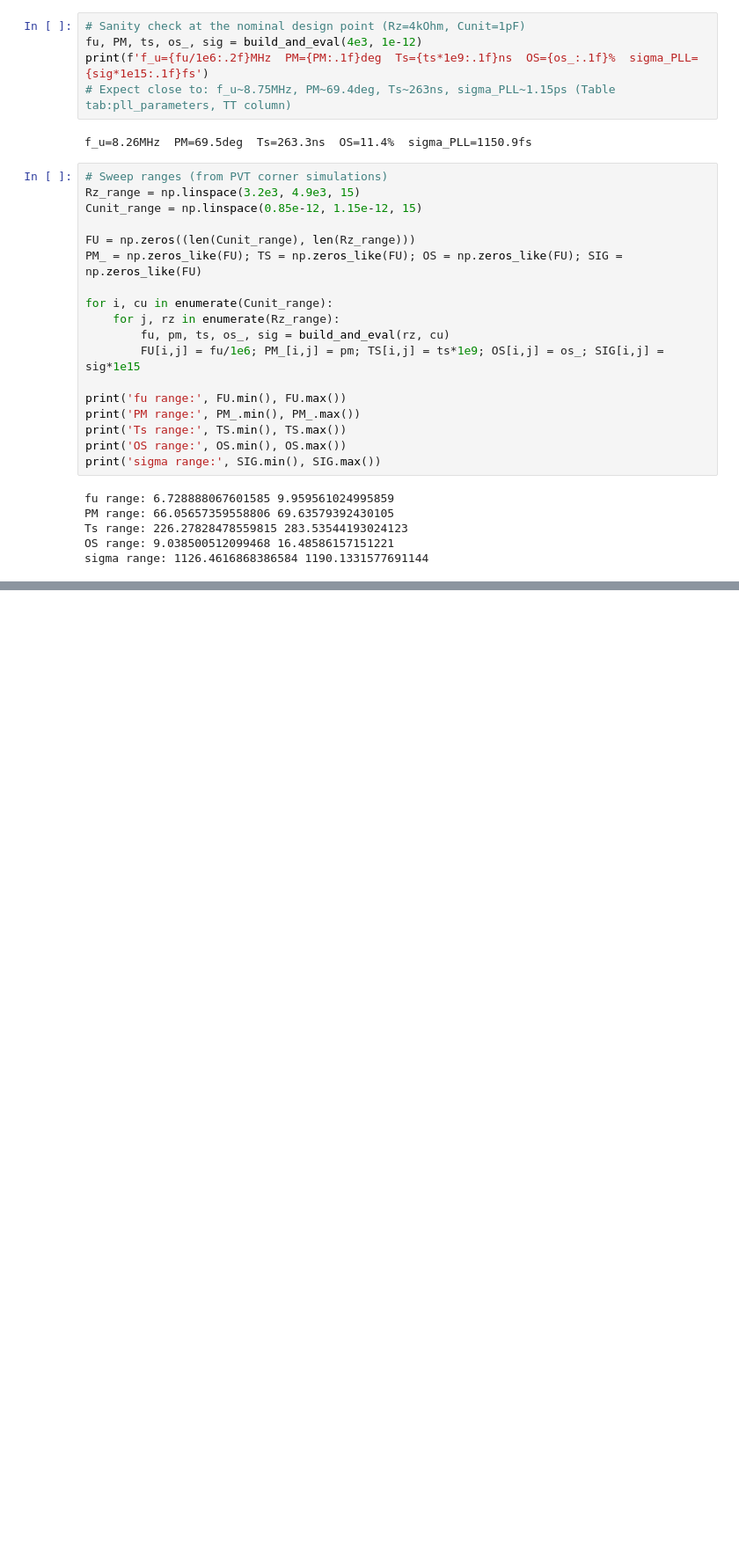
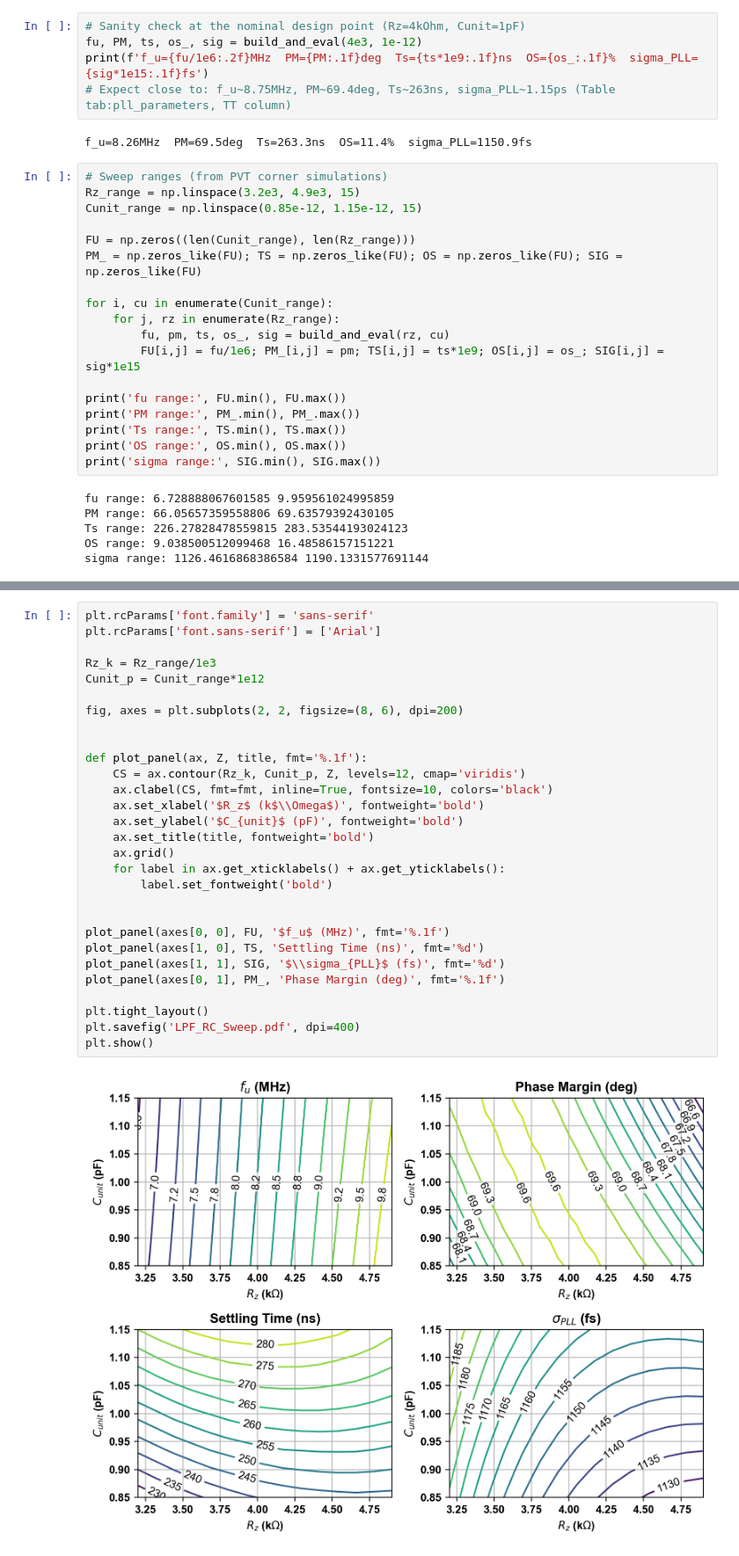
Before and after one commit to Torr250/serdes-modeling, a Jupyter notebook: pll/LPF_RC_Sweep.ipynb, the cells around one changed output, grey strips where cells are left out. Shown at 88% size. Drawn from its saved outputs; the diff is of its cells as text; blank space fills up the shorter version.

```diff
--- a/pll/LPF_RC_Sweep.ipynb
+++ b/pll/LPF_RC_Sweep.ipynb
@@ -144,0 +142,31 @@ plt.show()
+# %%
+plt.rcParams['font.family'] = 'sans-serif'
+plt.rcParams['font.sans-serif'] = ['Arial']
+
+Rz_k = Rz_range/1e3
+Cunit_p = Cunit_range*1e12
+
+fig, axes = plt.subplots(2, 2, figsize=(8, 6), dpi=200)
+
+
+def plot_panel(ax, Z, title, fmt='%.1f'):
+    CS = ax.contour(Rz_k, Cunit_p, Z, levels=12, cmap='viridis')
+    ax.clabel(CS, fmt=fmt, inline=True, fontsize=10, colors='black')
+    ax.set_xlabel('$R_z$ (k$\\Omega$)', fontweight='bold')
+    ax.set_ylabel('$C_{unit}$ (pF)', fontweight='bold')
+    ax.set_title(title, fontweight='bold')
+    ax.grid()
+    for label in ax.get_xticklabels() + ax.get_yticklabels():
+        label.set_fontweight('bold')
+
+
+plot_panel(axes[0, 0], FU, '$f_u$ (MHz)', fmt='%.1f')
+plot_panel(axes[1, 0], TS, 'Settling Time (ns)', fmt='%d')
+plot_panel(axes[1, 1], SIG, '$\\sigma_{PLL}$ (fs)', fmt='%d')
+plot_panel(axes[0, 1], PM_, 'Phase Margin (deg)', fmt='%.1f')
+
+plt.tight_layout()
+plt.savefig('LPF_RC_Sweep.pdf', dpi=400)
+plt.show()
+# %% [output]
+[figure, added]
```
Also changed, not shown: parts of 2 cells of this notebook, 25 other files.
